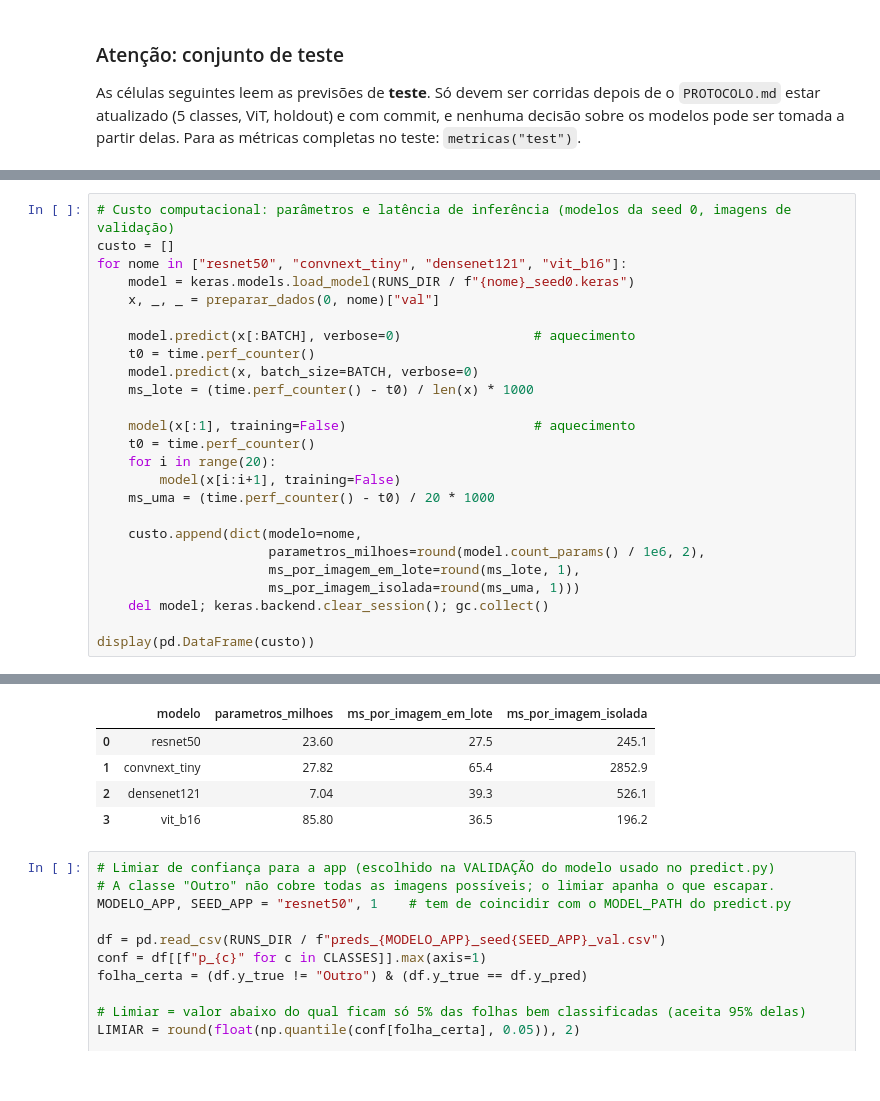
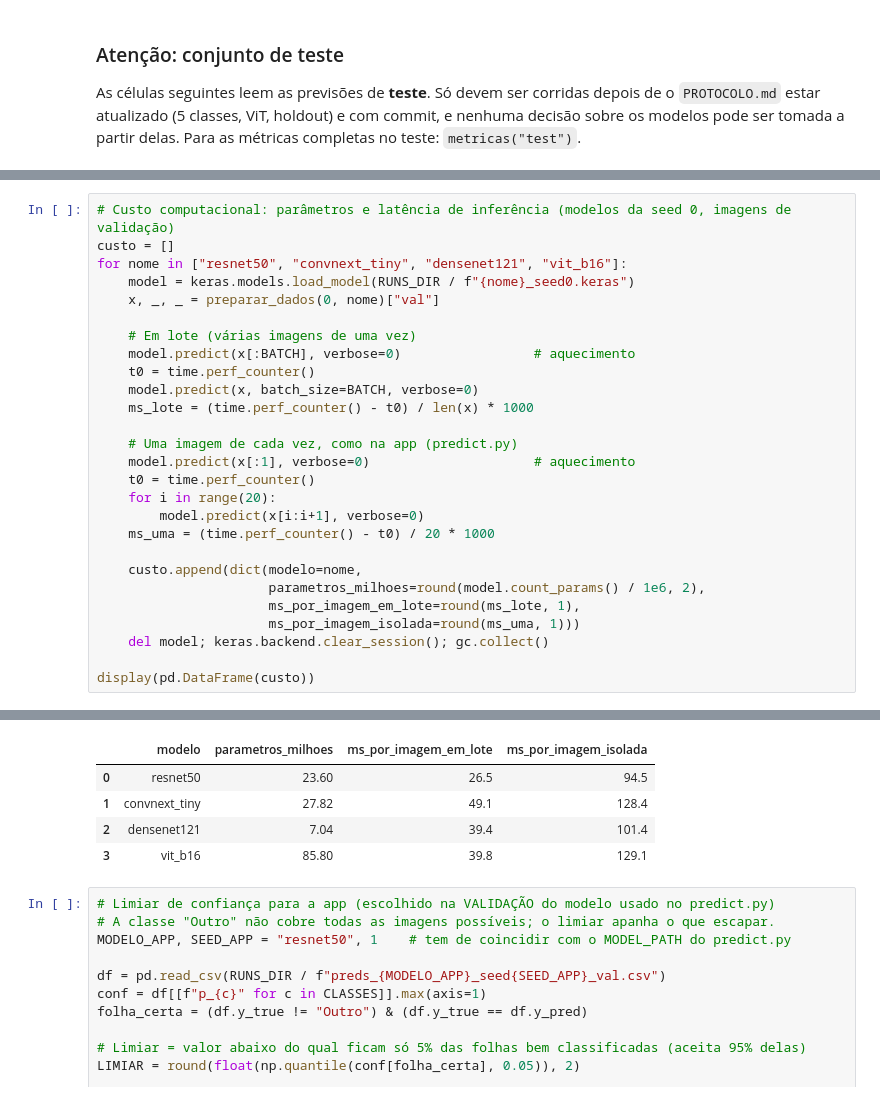
Before and after one commit to franciscorafael-dotcom/DL_P2_TP2_G2-F1, a Jupyter notebook: notebooks/treino_cnn_4modelos.ipynb, the cells around one changed output, grey strips where cells are left out. Cells and saved outputs as stored; diff of their text form.

```diff
--- a/notebooks/treino_cnn_4modelos.ipynb
+++ b/notebooks/treino_cnn_4modelos.ipynb
@@ -619,15 +619,17 @@ for nome in ["resnet50", "convnext_tiny", "densenet121", "vit_b16"]:
     model = keras.models.load_model(RUNS_DIR / f"{nome}_seed0.keras")
     x, _, _ = preparar_dados(0, nome)["val"]
 
+    # Em lote (várias imagens de uma vez)
     model.predict(x[:BATCH], verbose=0)                 # aquecimento
     t0 = time.perf_counter()
     model.predict(x, batch_size=BATCH, verbose=0)
     ms_lote = (time.perf_counter() - t0) / len(x) * 1000
 
-    model(x[:1], training=False)                        # aquecimento
+    # Uma imagem de cada vez, como na app (predict.py)
+    model.predict(x[:1], verbose=0)                     # aquecimento
     t0 = time.perf_counter()
     for i in range(20):
-        model(x[i:i+1], training=False)
+        model.predict(x[i:i+1], verbose=0)
     ms_uma = (time.perf_counter() - t0) / 20 * 1000
 
     custo.append(dict(modelo=nome,
@@ -645,8 +643,8 @@ WARNING:tensorflow:5 out of the last 11 calls to <function TensorFlowTrainer.mak
 |  | modelo | parametros_milhoes | ms_por_imagem_em_lote | ms_por_imagem_isolada |
-| 0 | resnet50 | 23.60 | 27.5 | 245.1 |
-| 1 | convnext_tiny | 27.82 | 65.4 | 2852.9 |
-| 2 | densenet121 | 7.04 | 39.3 | 526.1 |
-| 3 | vit_b16 | 85.80 | 36.5 | 196.2 |
+| 0 | resnet50 | 23.60 | 26.5 | 94.5 |
+| 1 | convnext_tiny | 27.82 | 49.1 | 128.4 |
+| 2 | densenet121 | 7.04 | 39.4 | 101.4 |
+| 3 | vit_b16 | 85.80 | 39.8 | 129.1 |
 # %%
 # Limiar de confiança para a app (escolhido na VALIDAÇÃO do modelo usado no predict.py)
 # A classe "Outro" não cobre todas as imagens possíveis; o limiar apanha o que escapar.
```
Also changed, not shown: parts of 1 cell of this notebook.
